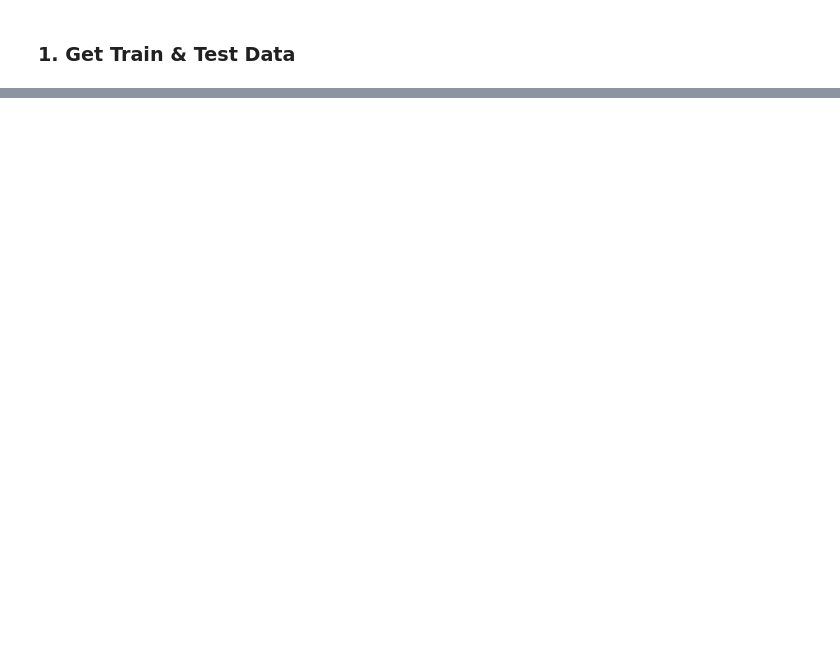
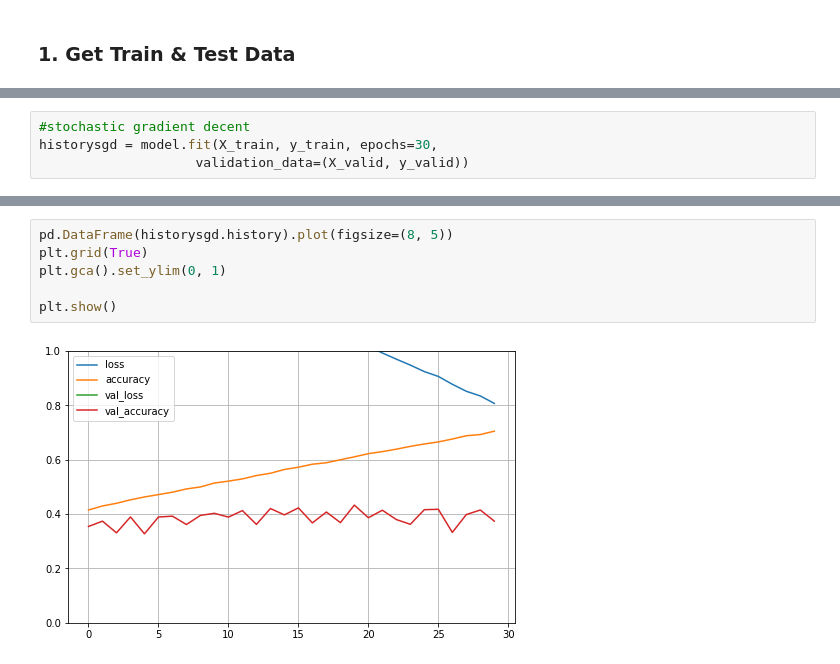
Before and after one commit to mdford02/XN_CT_Segmentation, a Jupyter notebook: neural_network_model.ipynb, the cells around one changed output, grey strips where cells are left out. Saved outputs shown, nothing was run; the diff lists cells and outputs as text; blank space fills up the shorter version.

```diff
--- a/neural_network_model.ipynb
+++ b/neural_network_model.ipynb
@@ -228,0 +326,4 @@ Text(0.5, 1.0, 'Confusion Matrix Heatmap')
+# %%
+#stochastic gradient decent
+historysgd = model.fit(X_train, y_train, epochs=30,
+                    validation_data=(X_valid, y_valid))
@@ -228,0 +356,8 @@ Text(0.5, 1.0, 'Confusion Matrix Heatmap')
+# %%
+pd.DataFrame(historysgd.history).plot(figsize=(8, 5))
+plt.grid(True)
+plt.gca().set_ylim(0, 1)
+
+plt.show()
+# %% [output]
+[figure, added]
```
Also changed, not shown: parts of 45 cells of this notebook.
